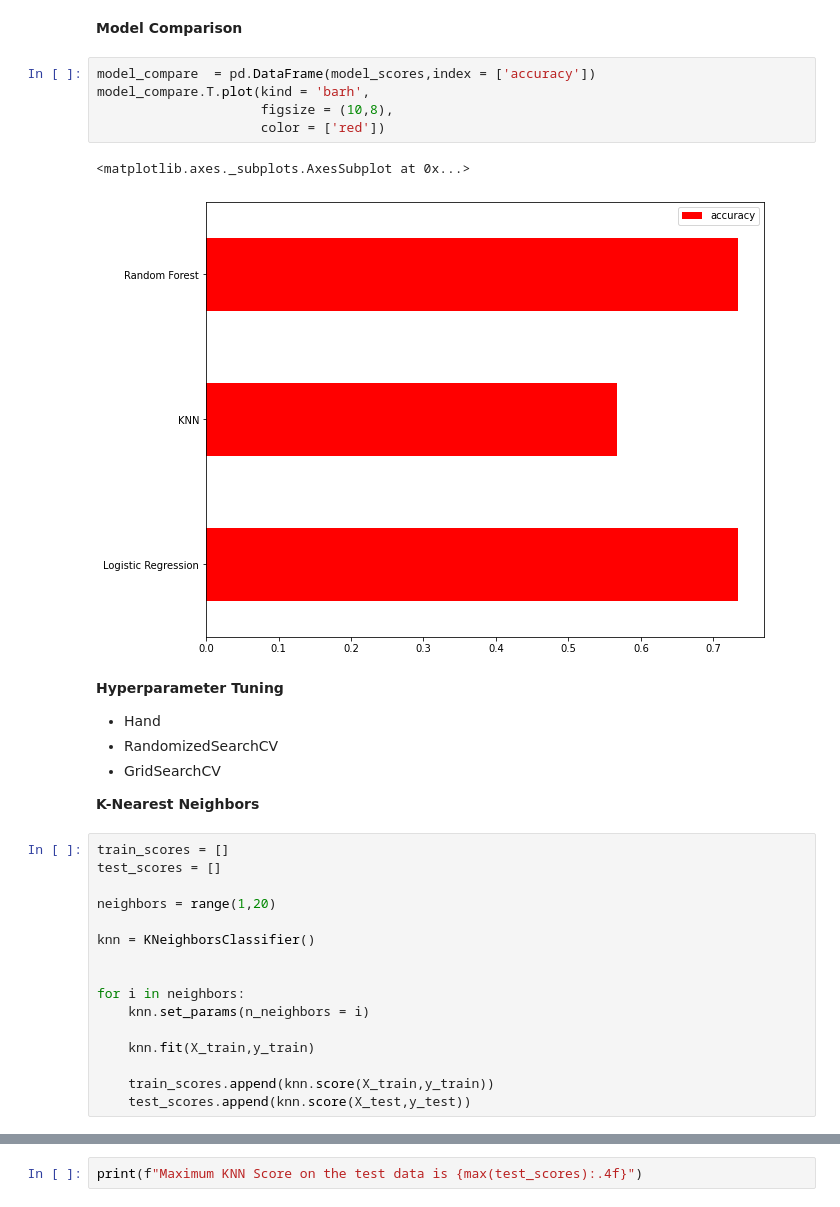
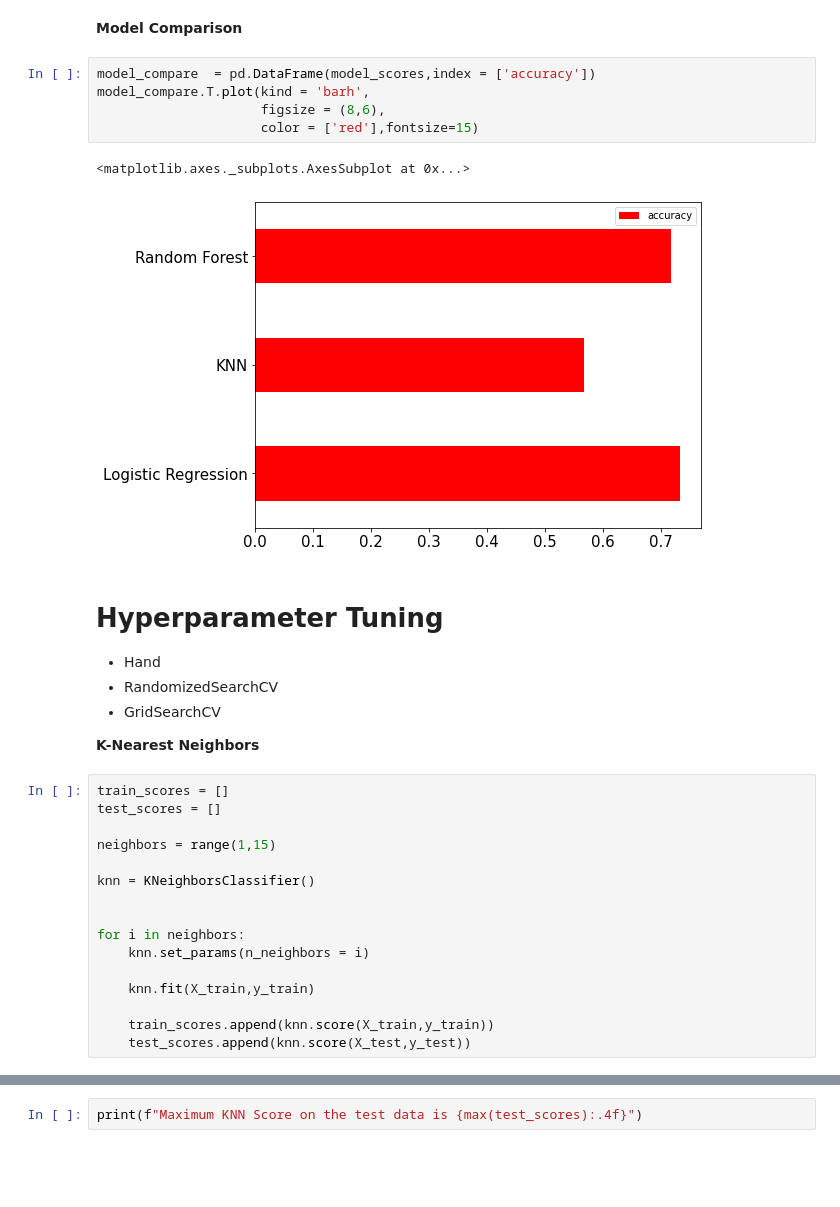
Before and after one commit to badl7/heart_disease-ML_project, a Jupyter notebook: proje1.ipynb, the cells around one changed output, grey strips where cells are left out. Saved outputs shown, nothing was run; the diff lists cells and outputs as text; blank space fills up the shorter version.

```diff
--- a/proje1.ipynb
+++ b/proje1.ipynb
@@ -282,13 +282,13 @@ Please also refer to the documentation for alternative solver options:
 # %%
 model_compare  = pd.DataFrame(model_scores,index = ['accuracy'])
 model_compare.T.plot(kind = 'barh',
-                     figsize = (10,8),
-                     color = ['red'])
+                     figsize = (8,6),
+                     color = ['red'],fontsize=15)
 # %% [output]
 <matplotlib.axes._subplots.AxesSubplot at 0x...>
-[figure, old version]
+[figure, new version]
 # %% [markdown]
-**Hyperparameter Tuning**
+# **Hyperparameter Tuning**
 
 
 *   Hand
@@ -302,7 +302,7 @@ model_compare.T.plot(kind = 'barh',
 train_scores = []
 test_scores = []
 
-neighbors = range(1,20)
+neighbors = range(1,15)
 
 knn = KNeighborsClassifier()
 
```
Also changed, not shown: parts of 43 cells of this notebook.
